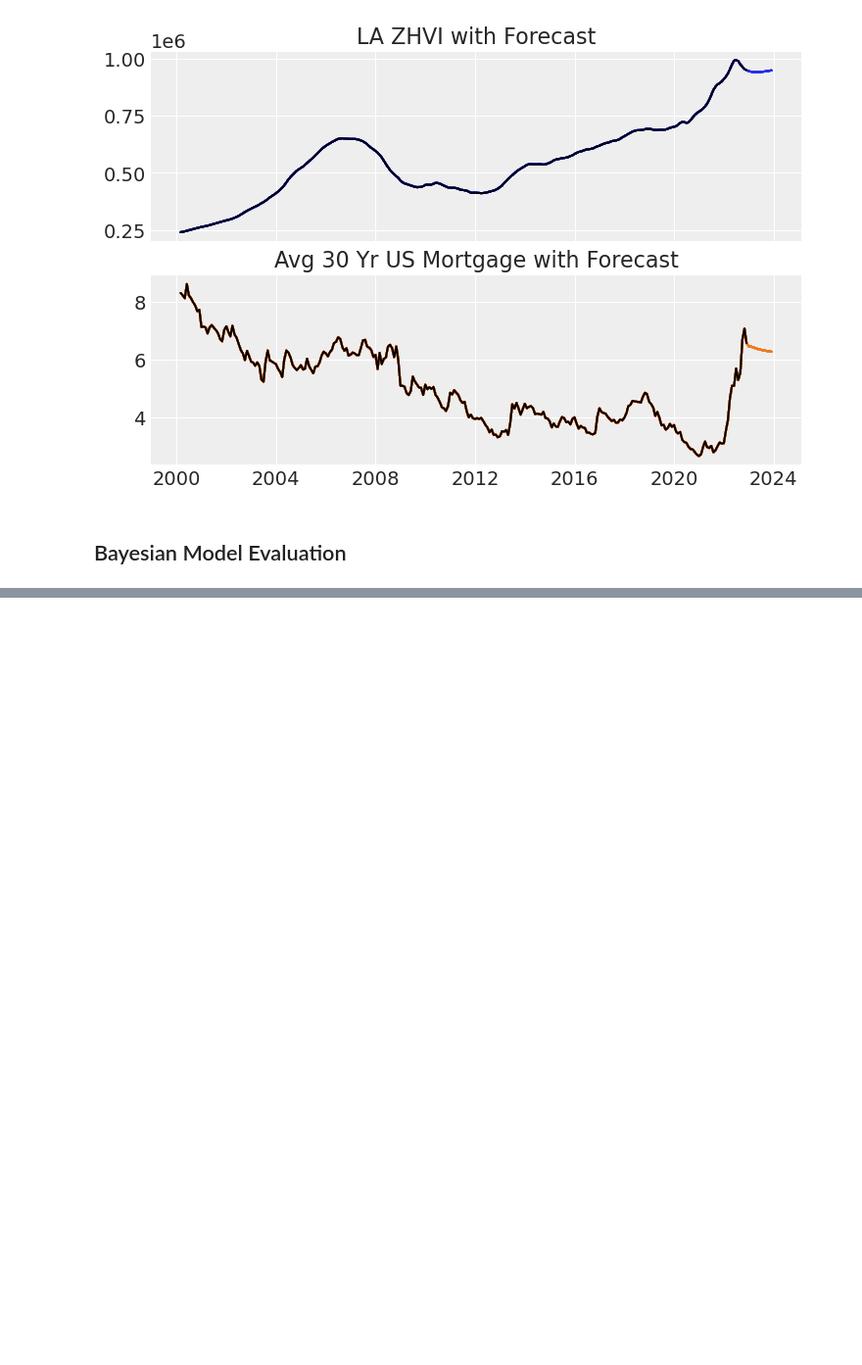
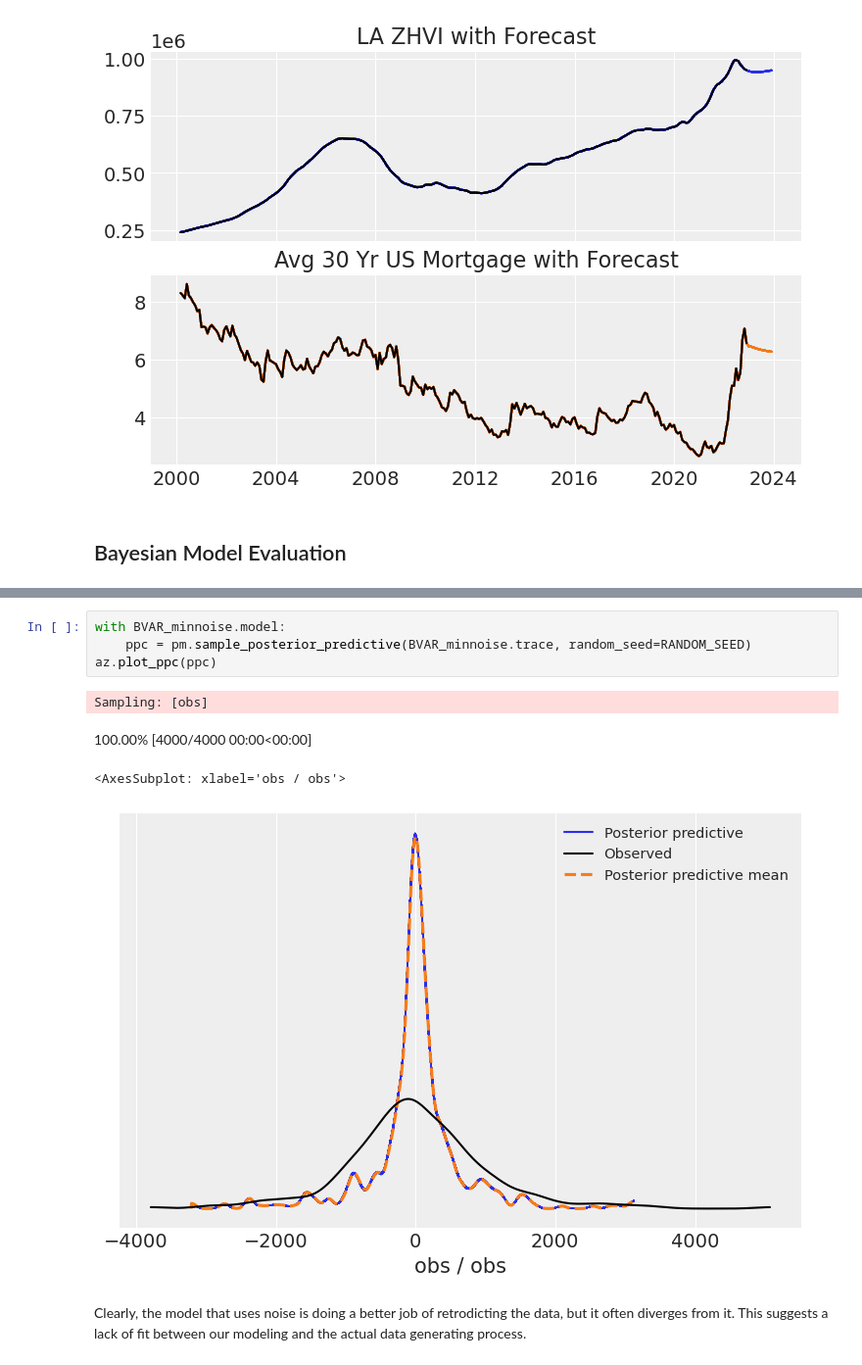
Before and after one commit to jl-haystacks/hackstack-ai-project-3-group1, a Jupyter notebook: Bayesian Vector Autoregression Modeling.ipynb, the cells around one changed output, grey strips where cells are left out. Shown at 98% size. Cells and saved outputs as stored; diff of their text form; blank space fills up the shorter version.

```diff
--- a/Bayesian Vector Autoregression Modeling.ipynb
+++ b/Bayesian Vector Autoregression Modeling.ipynb
@@ -395,0 +402,11 @@ Since the mean parameter estimates of the minimal-noise model agree so closely w
+# %%
+with BVAR_minnoise.model:
+    ppc = pm.sample_posterior_predictive(BVAR_minnoise.trace, random_seed=RANDOM_SEED)
+az.plot_ppc(ppc)
+# %% [output]
+Sampling: [obs]
+100.00% [4000/4000 00:00<00:00]
+<AxesSubplot: xlabel='obs / obs'>
+[figure, added]
+# %% [markdown]
+Clearly, the model that uses noise is doing a better job of retrodicting the data, but it often diverges from it. This suggests a lack of fit between our modeling and the actual data generating process.
```
Also changed, not shown: parts of 7 cells of this notebook.
